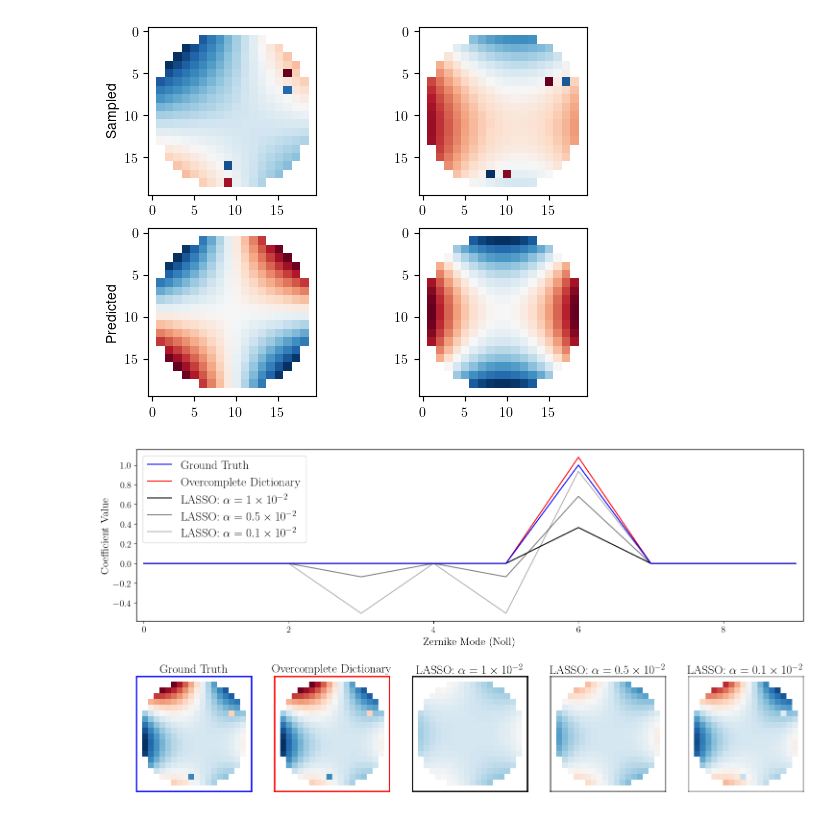
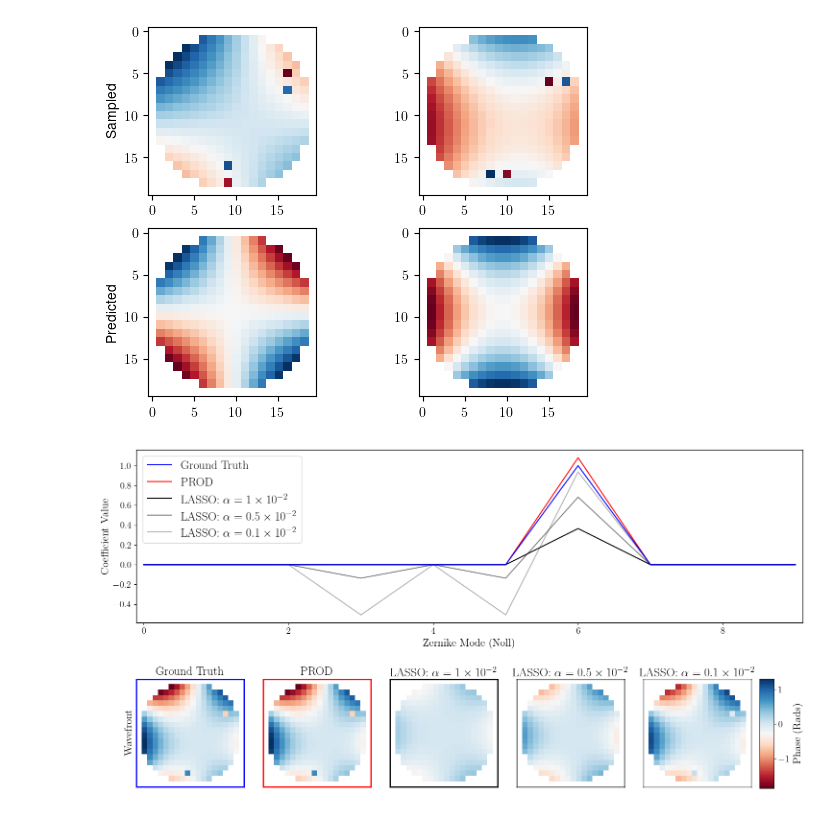
Before and after one commit to sunnyhoward/overdictionary, a Jupyter notebook: paper_files/Comparison - offset_zernike.ipynb, the cells around one changed output. Drawn from its saved outputs; the diff is of its cells as text; code cells hidden in the pictures.

```diff
--- a/paper_files/Comparison - offset_zernike.ipynb
+++ b/paper_files/Comparison - offset_zernike.ipynb
@@ -193,7 +193,7 @@ ax1.plot(result_vector_01[:n_zernike], 'k', alpha=1)
 ax1.plot(result_vector_005[:n_zernike], 'k', alpha = .5)
 ax1.plot(result_vector_001[:n_zernike], 'k', alpha = .3)
 
-labels = ['Ground Truth','Overcomplete Dictionary', r'LASSO: $\alpha = 1\times 10^{-2}$', r'LASSO: $\alpha = 0.5\times 10^{-2}$', r'LASSO: $\alpha = 0.1\times 10^{-2}$', ]
+labels = ['Ground Truth','PROD', r'LASSO: $\alpha = 1\times 10^{-2}$', r'LASSO: $\alpha = 0.5\times 10^{-2}$', r'LASSO: $\alpha = 0.1\times 10^{-2}$', ]
 
 ax1.legend(labels, fontsize=18, loc='upper left')
 
@@ -205,34 +205,60 @@ for spine in ax1.spines.values():
         spine.set_linewidth(1)
 
 # make the ticks larger
 ax1.tick_params(axis='both', which='major', labelsize=14)
 
 # Second row: 6 subplots with imshow (arranged in 1x6)
-gs2 = gs[1].subgridspec(1, 5)
+gs2 = gs[1].subgridspec(1, 6, width_ratios=[1, 1, 1, 1, 1, .3])
 
 vmax = np.nan_to_num(wavefront).max()
 vmin = np.nan_to_num(wavefront).min()
 
 images = [wavefront, wavefront_pred, wavefront_prediction_01,wavefront_prediction_005, wavefront_prediction_001]
 
+#make a subplot inside gs2
+fig.add_subplot
 
+all_ax = []
 for i in range(5):
     ax = fig.add_subplot(gs2[i])
-    ax.imshow(images[i], cmap='RdBu', vmax=vmax, vmin=vmin)
+    if i == 0:
+        im = ax.imshow(images[i], cmap='RdBu', vmax=vmax, vmin=vmin)
+    else:
+        ax.imshow(images[i], cmap='RdBu', vmax=vmax, vmin=vmin)
     ax.set_xticks([])
     ax.set_yticks([])
     ax.set_title(labels[i], fontsize=18)
+
+    if i ==0:
+        ax.set_ylabel('Wavefront', fontsize=16)
+    all_ax.append(ax)
+
     #change color of box
     for spine in ax.spines.values():
         spine.set_edgecolor(colors[i])
         spine.set_linewidth(2)
         #change alpha too
         spine.set_alpha(alpha[i])
 
-plt.tight_layout()
+
+
+# Create a custom colorbar axis and make it shorter
+cbar_ax = fig.add_axes([0.93, 0.1, 0.02, 0.285])  # [left, bottom, width, height]
+cbar = fig.colorbar(im, cax=cbar_ax, orientation='vertical')
+
+# Customize the colorbar label and ticks
+cbar_ax.set_ylabel('Phase (Rads)', fontsize=16)
+cbar_ax.yaxis.set_label_position('right')
+cbar_ax.yaxis.set_ticks_position('right')
+cbar_ax.tick_params(axis='both', which='major', labelsize=14)
+
+#make the colorbar shorter
+
+
+plt.tight_layout()  # Adjust rect to leave space for colorbar
 plt.show()
 
 #save fig with transparent background
 fig.savefig('figs/lasso_comparision.png', bbox_inches='tight',dpi=300)
 # %% [output]
-[figure, old version]
+[figure, new version]
```
Also changed, not shown: parts of 3 cells of this notebook, 6 other files.
